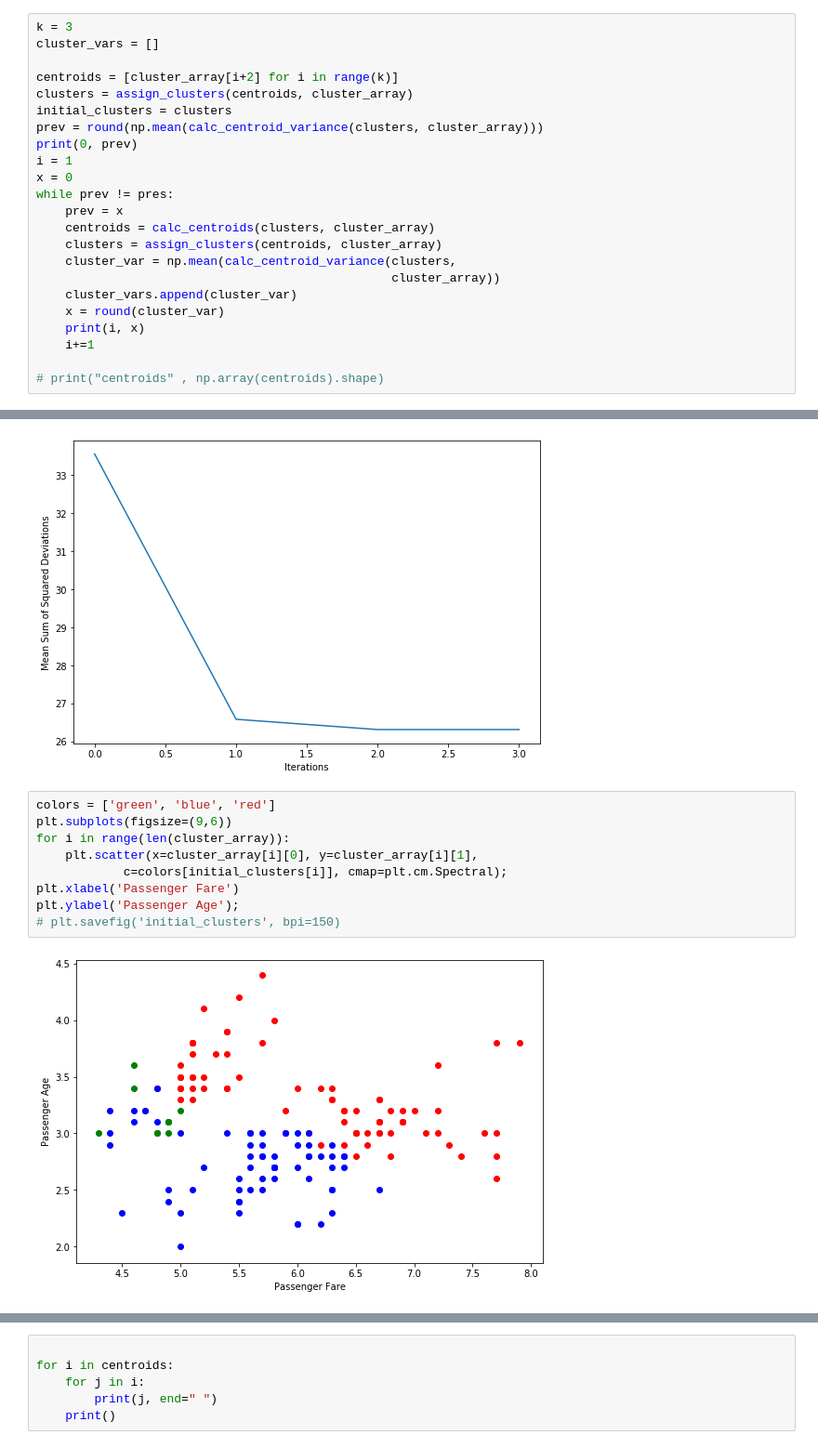
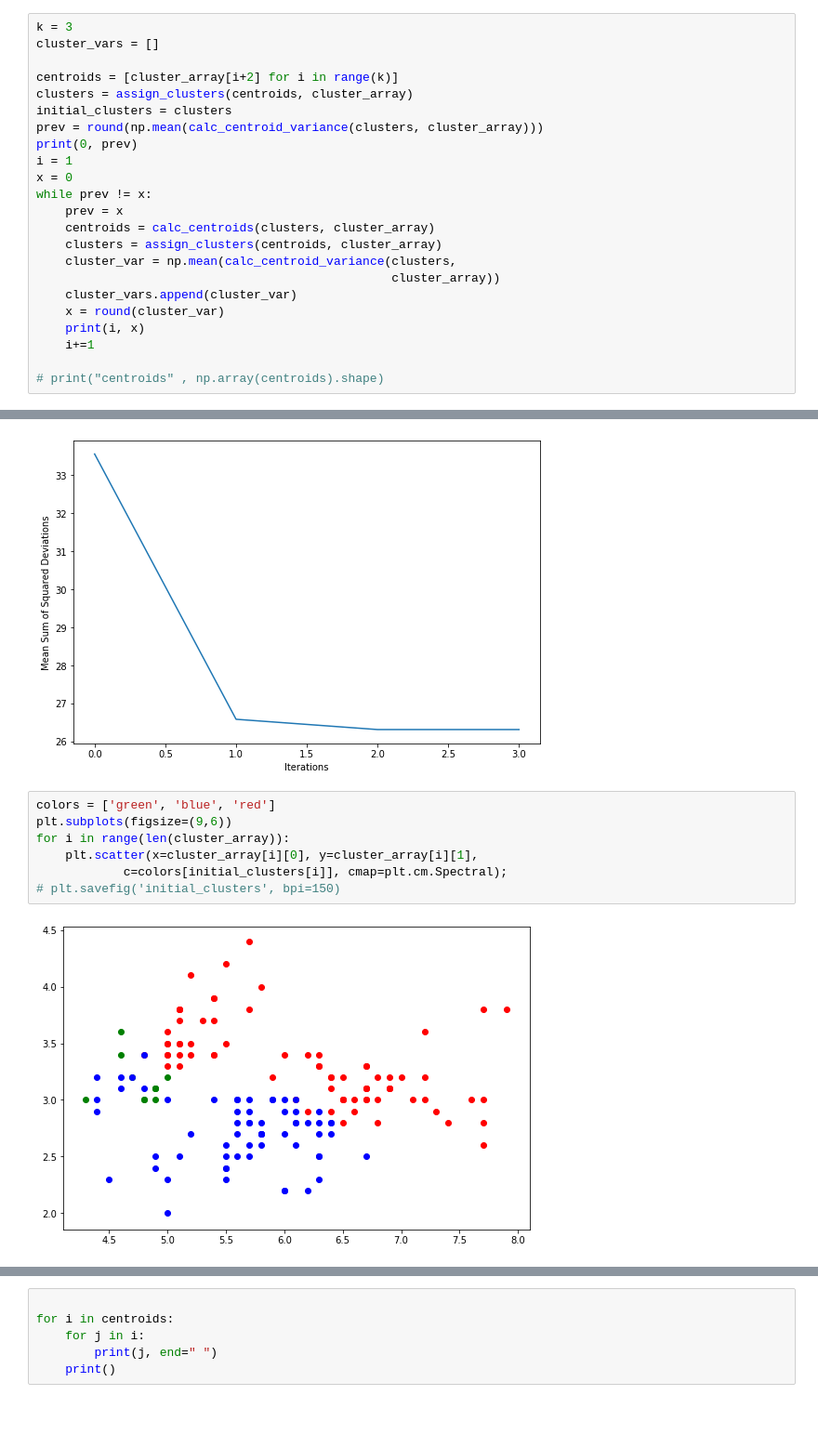
Before and after one commit to VatsalLalcheta/K-Means-Clustering, a Jupyter notebook: K-Means_Clustering.ipynb, the cells around one changed output, grey strips where cells are left out. Shown at 93% size. Cells and saved outputs as stored; diff of their text form; blank space fills up the shorter version.

```diff
--- a/K-Means_Clustering.ipynb
+++ b/K-Means_Clustering.ipynb
@@ -54,7 +54,7 @@ prev = round(np.mean(calc_centroid_variance(clusters, cluster_array)))
 print(0, prev)
 i = 1
 x = 0
-while prev != pres:
+while prev != x:
     prev = x
     centroids = calc_centroids(clusters, cluster_array)
     clusters = assign_clusters(centroids, cluster_array)
@@ -83,14 +83,12 @@ plt.ylabel('Mean Sum of Squared Deviations');
 # %%
 colors = ['green', 'blue', 'red']
 plt.subplots(figsize=(9,6))
 for i in range(len(cluster_array)):
     plt.scatter(x=cluster_array[i][0], y=cluster_array[i][1],
             c=colors[initial_clusters[i]], cmap=plt.cm.Spectral);
-plt.xlabel('Passenger Fare')
-plt.ylabel('Passenger Age');
 # plt.savefig('initial_clusters', bpi=150)
 # %% [output]
-[figure, old version]
+[figure, new version]
 # %%
 plt.subplots(figsize=(9,6))
 # centroids = np.array(centroids)
```
Also changed, not shown: parts of 1 cell of this notebook.
